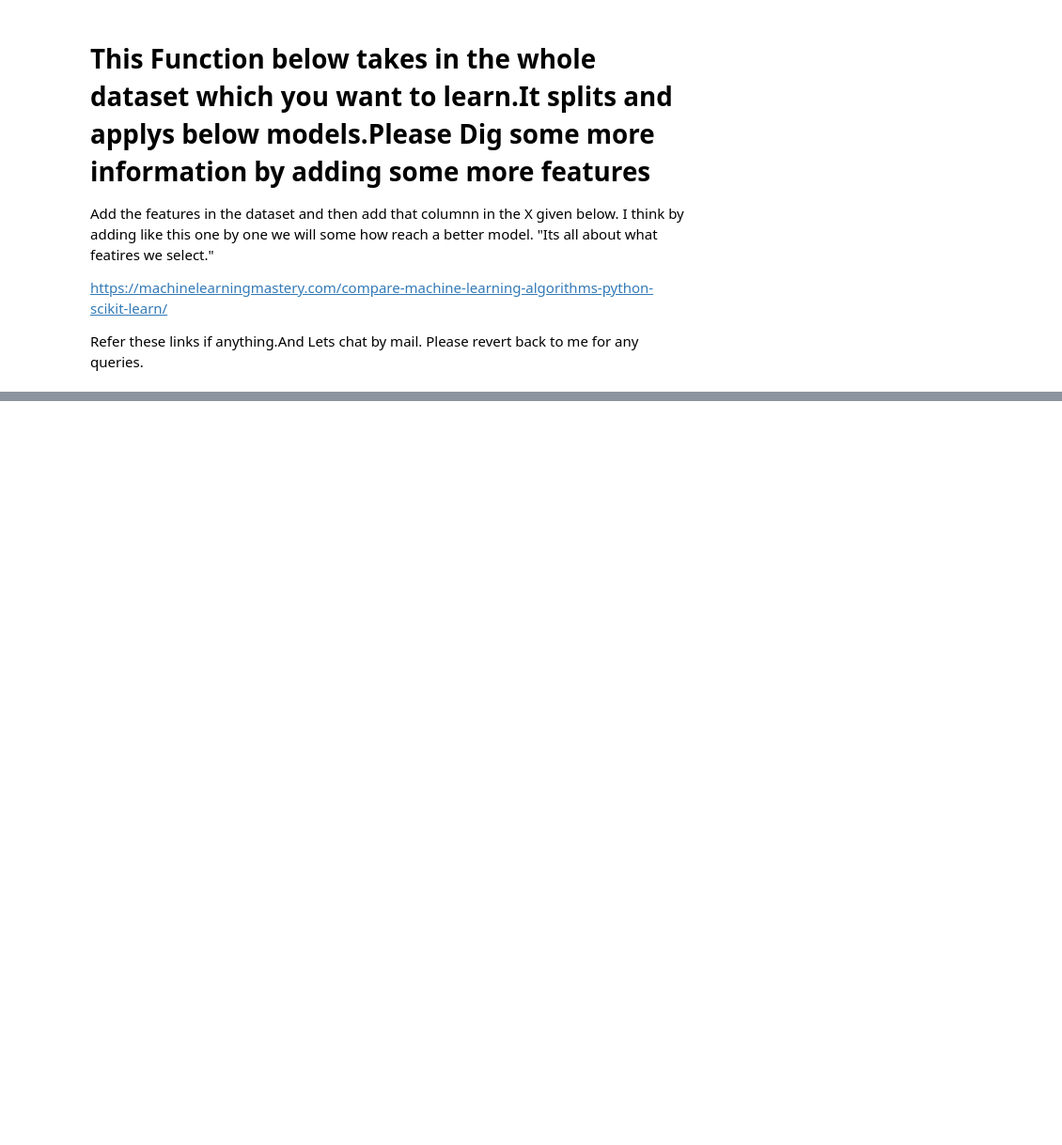
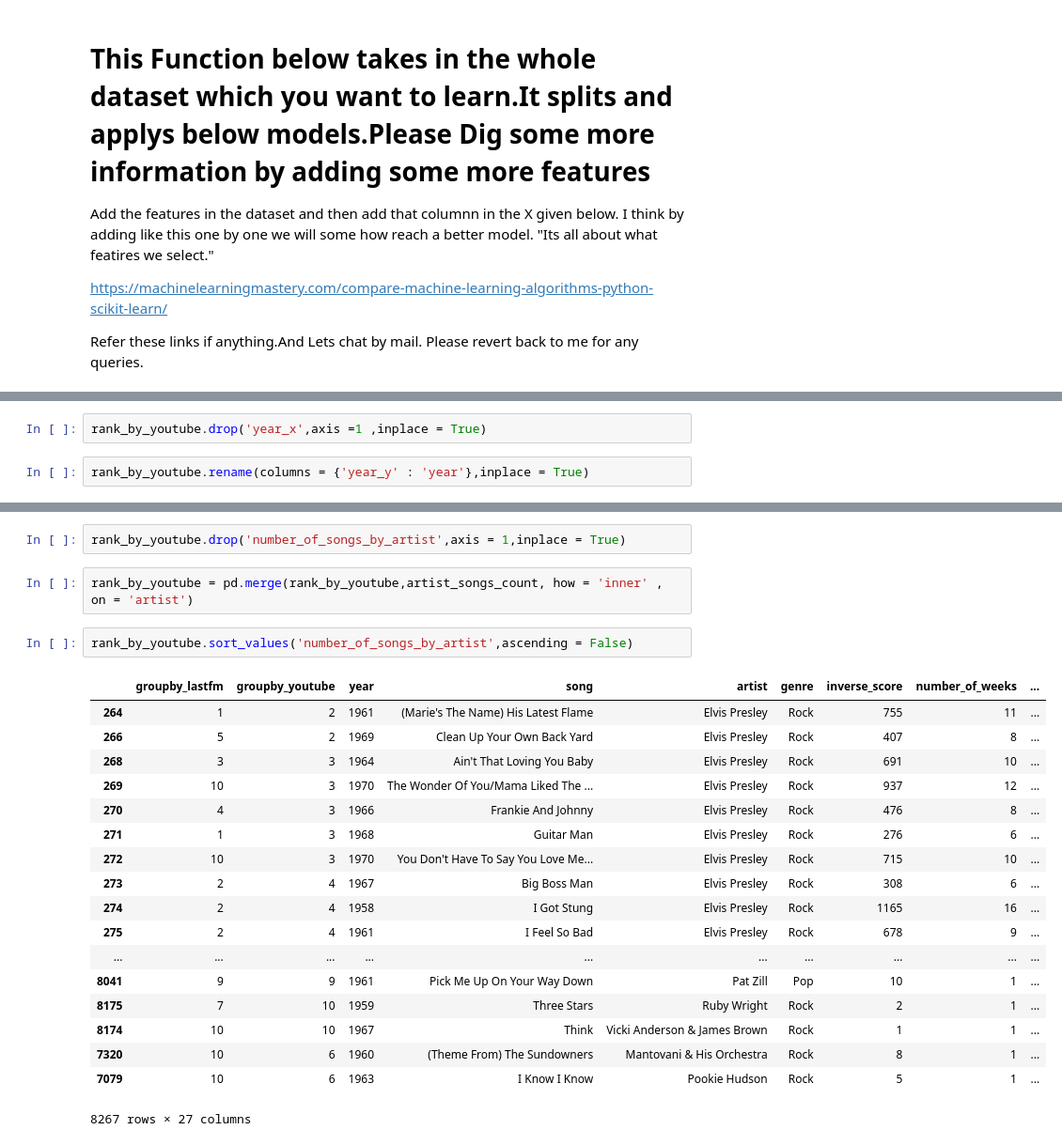
Before and after one commit to kishanvarma/DSFProject, a Jupyter notebook: Comparision.ipynb, the cells around one changed output, grey strips where cells are left out. Shown at 94% size. Cells and saved outputs as stored; diff of their text form; blank space fills up the shorter version.

```diff
--- a/Comparision.ipynb
+++ b/Comparision.ipynb
@@ -943,0 +1431,4 @@ SVM: 0.000119 (0.000357)                 <built-in method view of numpy.ndarray
+# %%
+rank_by_youtube.drop('year_x',axis =1 ,inplace = True)
+# %%
+rank_by_youtube.rename(columns = {'year_y' : 'year'},inplace = True)
@@ -943,0 +1608,25 @@ SVM: 0.000119 (0.000357)                 <built-in method view of numpy.ndarray
+# %%
+rank_by_youtube.drop('number_of_songs_by_artist',axis = 1,inplace = True)
+# %%
+rank_by_youtube = pd.merge(rank_by_youtube,artist_songs_count, how = 'inner' , on = 'artist')
+# %%
+rank_by_youtube.sort_values('number_of_songs_by_artist',ascending = False)
+# %% [output]
+|  | groupby_lastfm | groupby_youtube | year | song | artist | genre | inverse_score | number_of_weeks | ... |
+| 264 | 1 | 2 | 1961 | (Marie's The Name) His Latest Flame | Elvis Presley | Rock | 755 | 11 | ... |
+| 266 | 5 | 2 | 1969 | Clean Up Your Own Back Yard | Elvis Presley | Rock | 407 | 8 | ... |
+| 268 | 3 | 3 | 1964 | Ain't That Loving You Baby | Elvis Presley | Rock | 691 | 10 | ... |
+| 269 | 10 | 3 | 1970 | The Wonder Of You/Mama Liked The ... | Elvis Presley | Rock | 937 | 12 | ... |
+| 270 | 4 | 3 | 1966 | Frankie And Johnny | Elvis Presley | Rock | 476 | 8 | ... |
+| 271 | 1 | 3 | 1968 | Guitar Man | Elvis Presley | Rock | 276 | 6 | ... |
+| 272 | 10 | 3 | 1970 | You Don't Have To Say You Love Me... | Elvis Presley | Rock | 715 | 10 | ... |
+| 273 | 2 | 4 | 1967 | Big Boss Man | Elvis Presley | Rock | 308 | 6 | ... |
+| 274 | 2 | 4 | 1958 | I Got Stung | Elvis Presley | Rock | 1165 | 16 | ... |
+| 275 | 2 | 4 | 1961 | I Feel So Bad | Elvis Presley | Rock | 678 | 9 | ... |
+| ... | ... | ... | ... | ... | ... | ... | ... | ... | ... |
+| 8041 | 9 | 9 | 1961 | Pick Me Up On Your Way Down | Pat Zill | Pop | 10 | 1 | ... |
+| 8175 | 7 | 10 | 1959 | Three Stars | Ruby Wright | Rock | 2 | 1 | ... |
+| 8174 | 10 | 10 | 1967 | Think | Vicki Anderson & James Brown | Rock | 1 | 1 | ... |
+| 7320 | 10 | 6 | 1960 | (Theme From) The Sundowners | Mantovani & His Orchestra | Rock | 8 | 1 | ... |
+| 7079 | 10 | 6 | 1963 | I Know I Know | Pookie Hudson | Rock | 5 | 1 | ... |
+8267 rows × 27 columns
```
Also changed, not shown: parts of 74 cells of this notebook.
